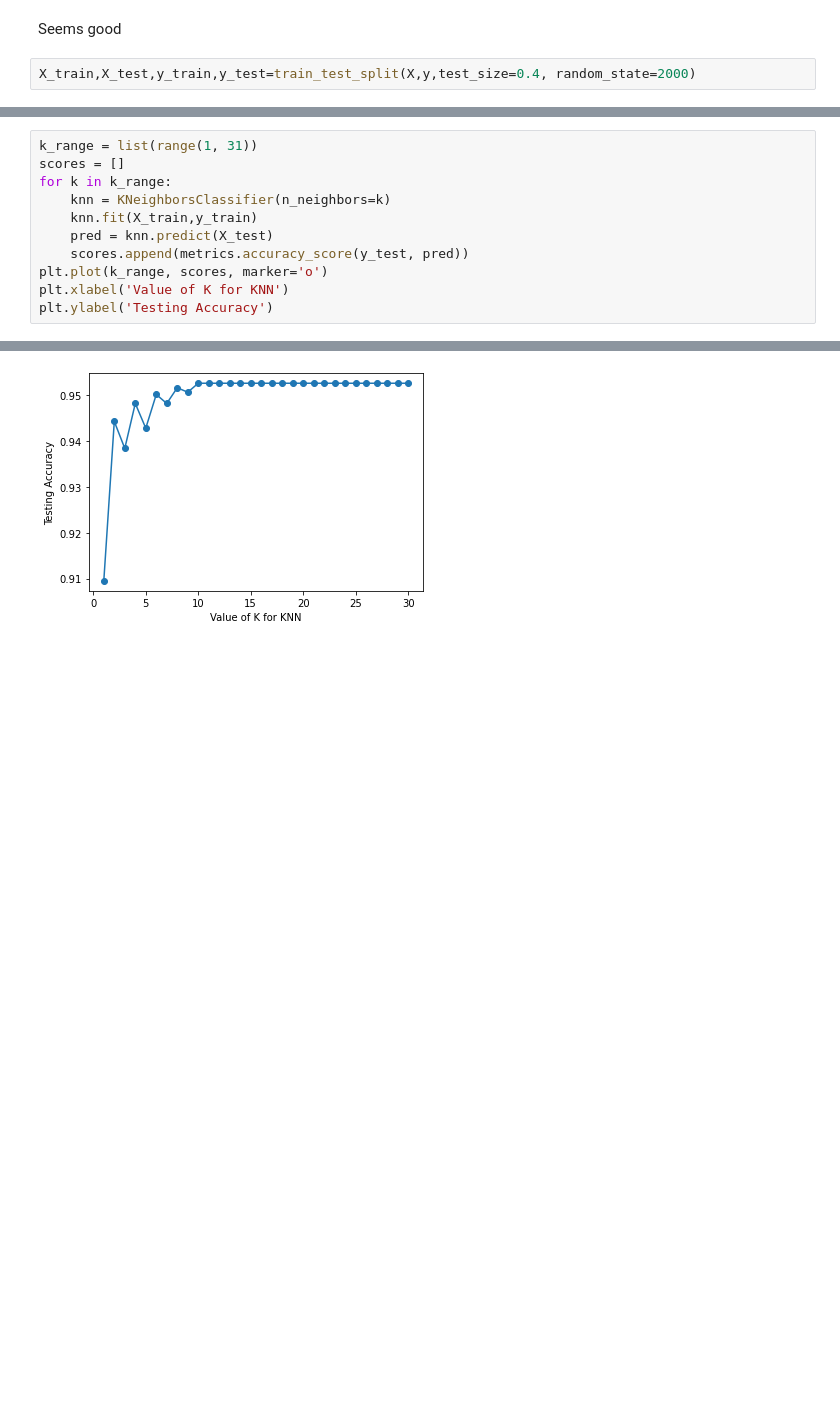
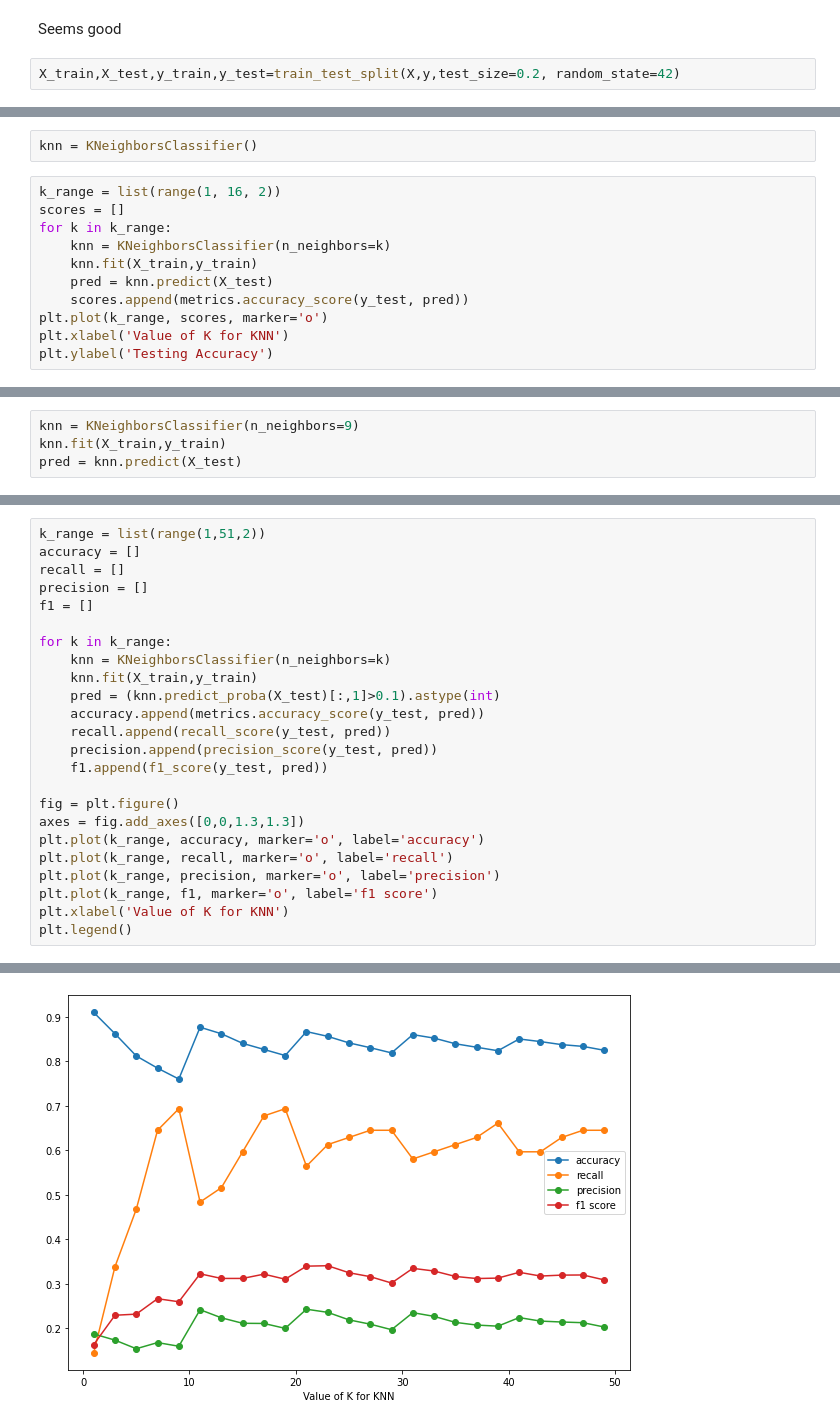
Before and after one commit to s4646/intro-to-data-science, a Jupyter notebook: Classification.ipynb, the cells around one changed output, grey strips where cells are left out. Drawn from its saved outputs; the diff is of its cells as text; blank space fills up the shorter version.

```diff
--- a/Classification.ipynb
+++ b/Classification.ipynb
@@ -324,4 +478,4 @@ print(y.shape)
 # %% [markdown]
 Seems good
 # %%
-X_train,X_test,y_train,y_test=train_test_split(X,y,test_size=0.4, random_state=2000)
+X_train,X_test,y_train,y_test=train_test_split(X,y,test_size=0.2, random_state=42)
@@ -331,0 +506,13 @@ pred = dummyKnn.predict(X_test)
+# %%
+knn = KNeighborsClassifier()
+# %%
+k_range = list(range(1, 16, 2))
+scores = []
+for k in k_range:
+    knn = KNeighborsClassifier(n_neighbors=k)
+    knn.fit(X_train,y_train)
+    pred = knn.predict(X_test)
+    scores.append(metrics.accuracy_score(y_test, pred))
+plt.plot(k_range, scores, marker='o')
+plt.xlabel('Value of K for KNN')
+plt.ylabel('Testing Accuracy')
@@ -332,3 +522,7 @@ pred = dummyKnn.predict(X_test)
+# %%
+knn = KNeighborsClassifier(n_neighbors=9)
+knn.fit(X_train,y_train)
+pred = knn.predict(X_test)
 # %%
 print(classification_report(y_test,pred))
 # %% [output]
@@ -348,12 +548,25 @@ print(confusion_matrix(y_test,pred))
 # %%
-k_range = list(range(1, 31))
-scores = []
+k_range = list(range(1,51,2))
+accuracy = []
+recall = []
+precision = []
+f1 = []
+
 for k in k_range:
     knn = KNeighborsClassifier(n_neighbors=k)
     knn.fit(X_train,y_train)
-    pred = knn.predict(X_test)
-    scores.append(metrics.accuracy_score(y_test, pred))
-plt.plot(k_range, scores, marker='o')
+    pred = (knn.predict_proba(X_test)[:,1]>0.1).astype(int)
+    accuracy.append(metrics.accuracy_score(y_test, pred))
+    recall.append(recall_score(y_test, pred))
+    precision.append(precision_score(y_test, pred))
+    f1.append(f1_score(y_test, pred))
+
+fig = plt.figure()
+axes = fig.add_axes([0,0,1.3,1.3])
+plt.plot(k_range, accuracy, marker='o', label='accuracy')
+plt.plot(k_range, recall, marker='o', label='recall')
+plt.plot(k_range, precision, marker='o', label='precision')
+plt.plot(k_range, f1, marker='o', label='f1 score')
 plt.xlabel('Value of K for KNN')
-plt.ylabel('Testing Accuracy')
+plt.legend()
 # %% [output]
@@ -361 +574 @@ Text(0, 0.5, 'Testing Accuracy')
-[figure, old version]
+[figure, new version]
```
Also changed, not shown: parts of 130 cells of this notebook.
